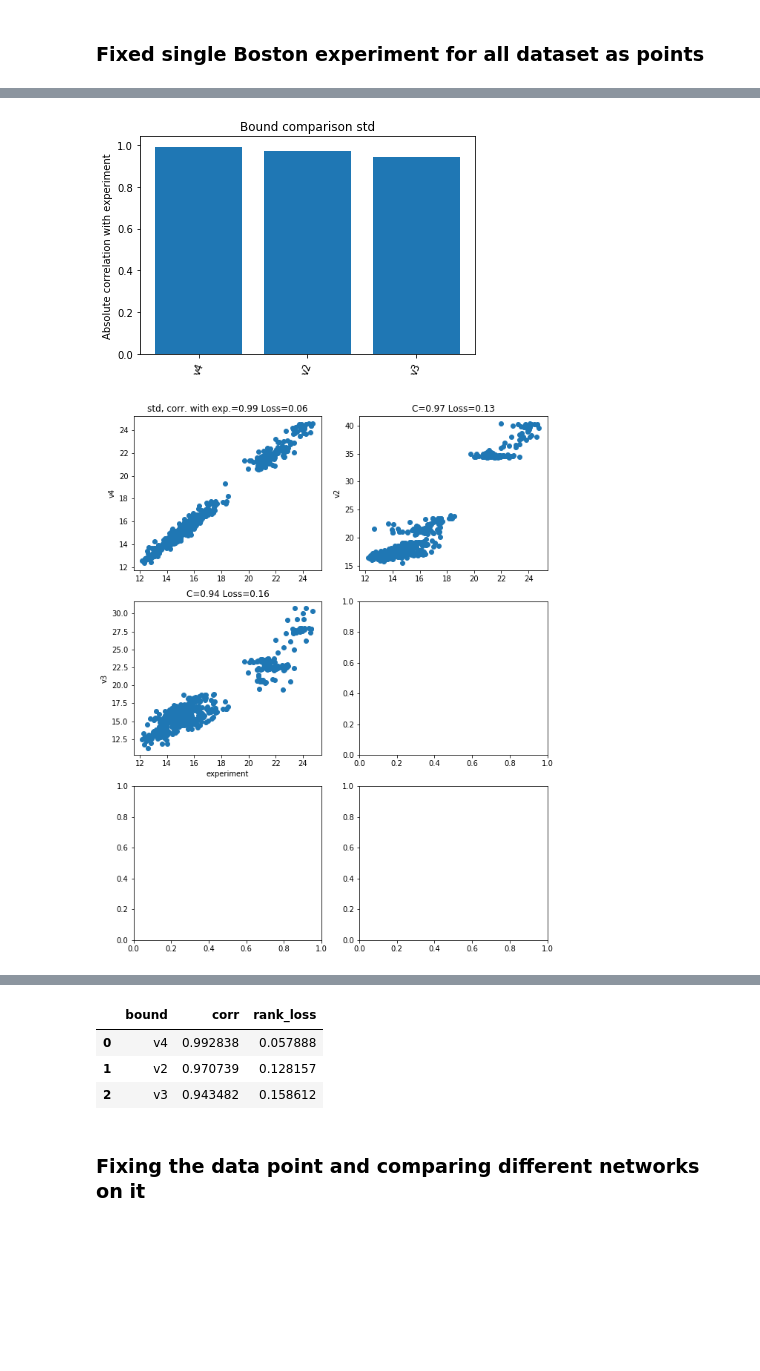
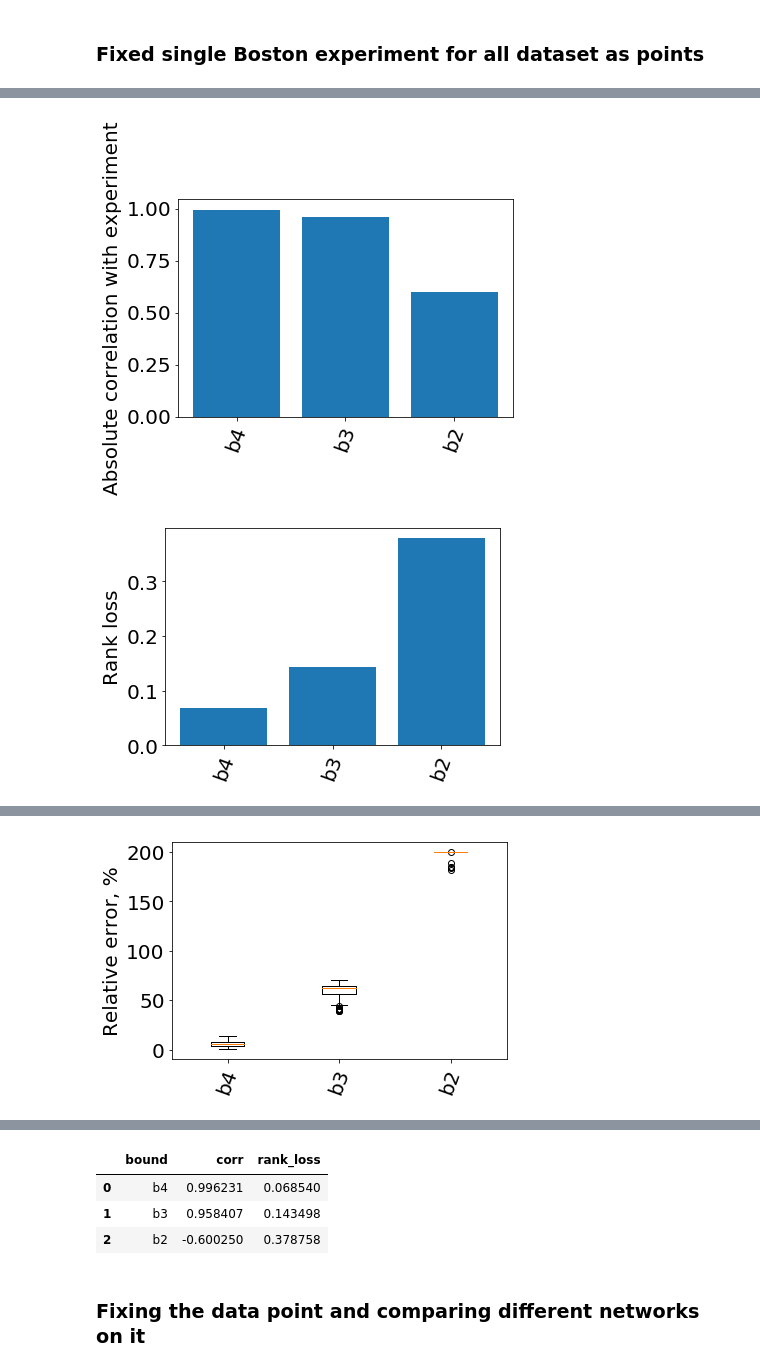
Before and after one commit to LPD-EPFL/nn-fault-tolerance, a Jupyter notebook: ErrorComparisonBoston.ipynb, the cells around one changed output, grey strips where cells are left out. Drawn from its saved outputs; the diff is of its cells as text; code cells hidden in the pictures; blank space fills up the shorter version.

```diff
--- a/ErrorComparisonBoston.ipynb
+++ b/ErrorComparisonBoston.ipynb
@@ -19,7 +23,7 @@ p = 1e-2
 np.random.seed(42)
 # %%
 # run with random weights and multiple inputs
-exp = BostonHousingExperiment(N = [50, 50], p_inference = [0, p, 0, 0], seed = 42, activation = 'relu', epochs = 50, do_print = True)
+exp = BostonHousingExperiment(N = [50, 49], p_inference = [0, p, 0, 0], seed = 2, activation = 'sigmoid', epochs = 50, do_print = True)
 # %% [output]
 _________________________________________________________________
 Layer (type)                 Output Shape              Param #
@@ -61,7 +65,7 @@ _________________________________________________________________
 data = exp.get_inputs('all')
 
 # obtaining errors and bounds for data points
-rmean, rstd = exp.run(data, repetitions = 10000)
+rmean, rstd = exp.run(data, repetitions = 50000)
 # %%
 fn = 'ErrorComparisonBostonSingleNetwork.pkl'
 # %%
@@ -86,6 +94,6 @@ exp.process_scalar_output(rmean, 'mean')
 # %%
 # showing results for std
-exp.process_scalar_output(rstd, 'std')
+exp.process_scalar_output(rstd, 'boston_varinput_std')
 # %% [output]
-[figure, old version]
+[figure, new version]
-[figure, old version]
+[figure, new version]
@@ -91,0 +102 @@ exp.process_scalar_output(rstd, 'std')
+[figure, added]
@@ -92,7 +104,7 @@ exp.process_scalar_output(rstd, 'std')
 |  | bound | corr | rank_loss |
-| 0 | v4 | 0.992838 | 0.057888 |
-| 1 | v2 | 0.970739 | 0.128157 |
-| 2 | v3 | 0.943482 | 0.158612 |
+| 0 | b4 | 0.996231 | 0.068540 |
+| 1 | b3 | 0.958407 | 0.143498 |
+| 2 | b2 | -0.600250 | 0.378758 |
 # %% [markdown]
 ### Fixing the data point and comparing different networks on it
 # %%
```
Also changed, not shown: parts of 8 cells of this notebook, 26 other files.
